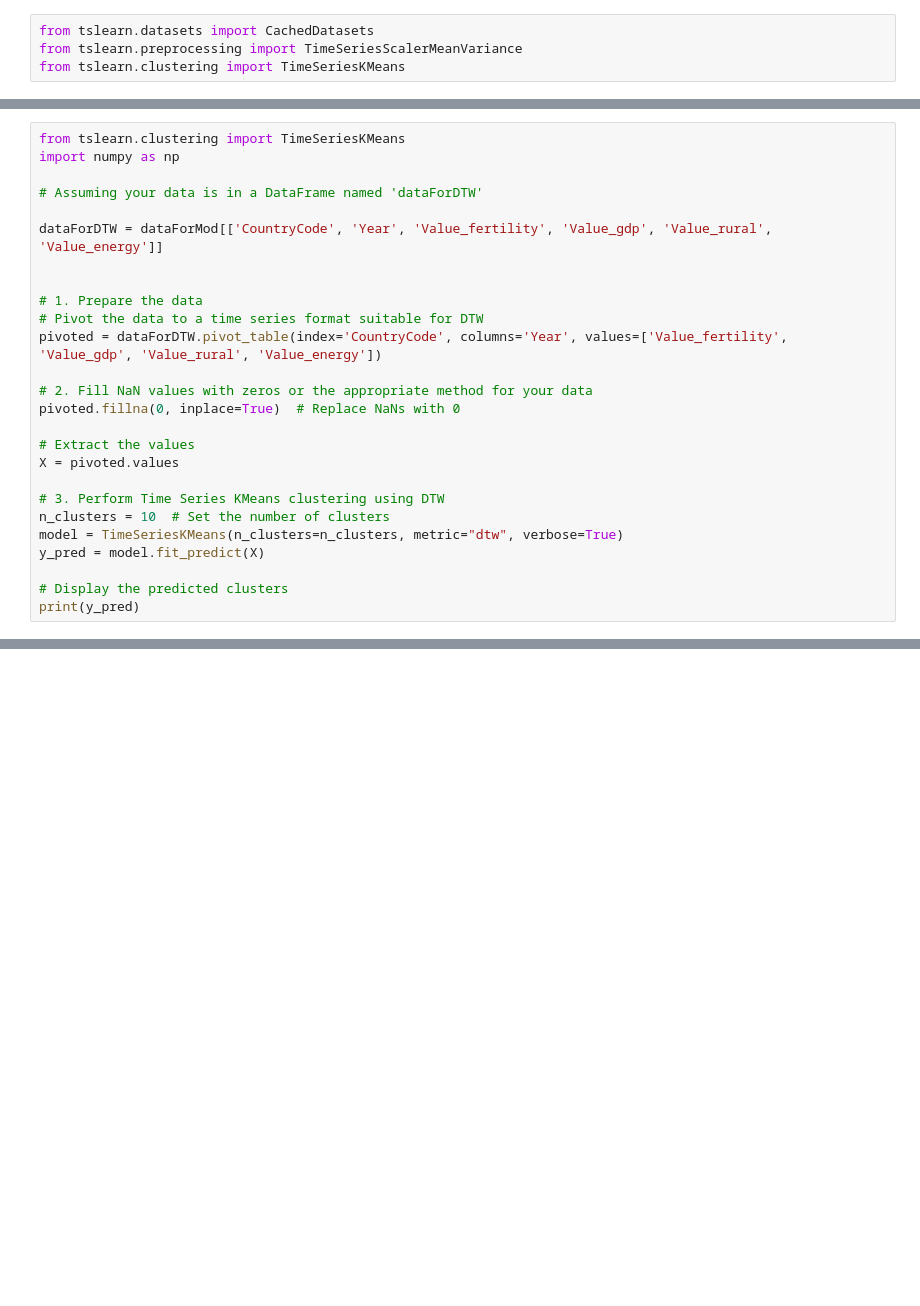
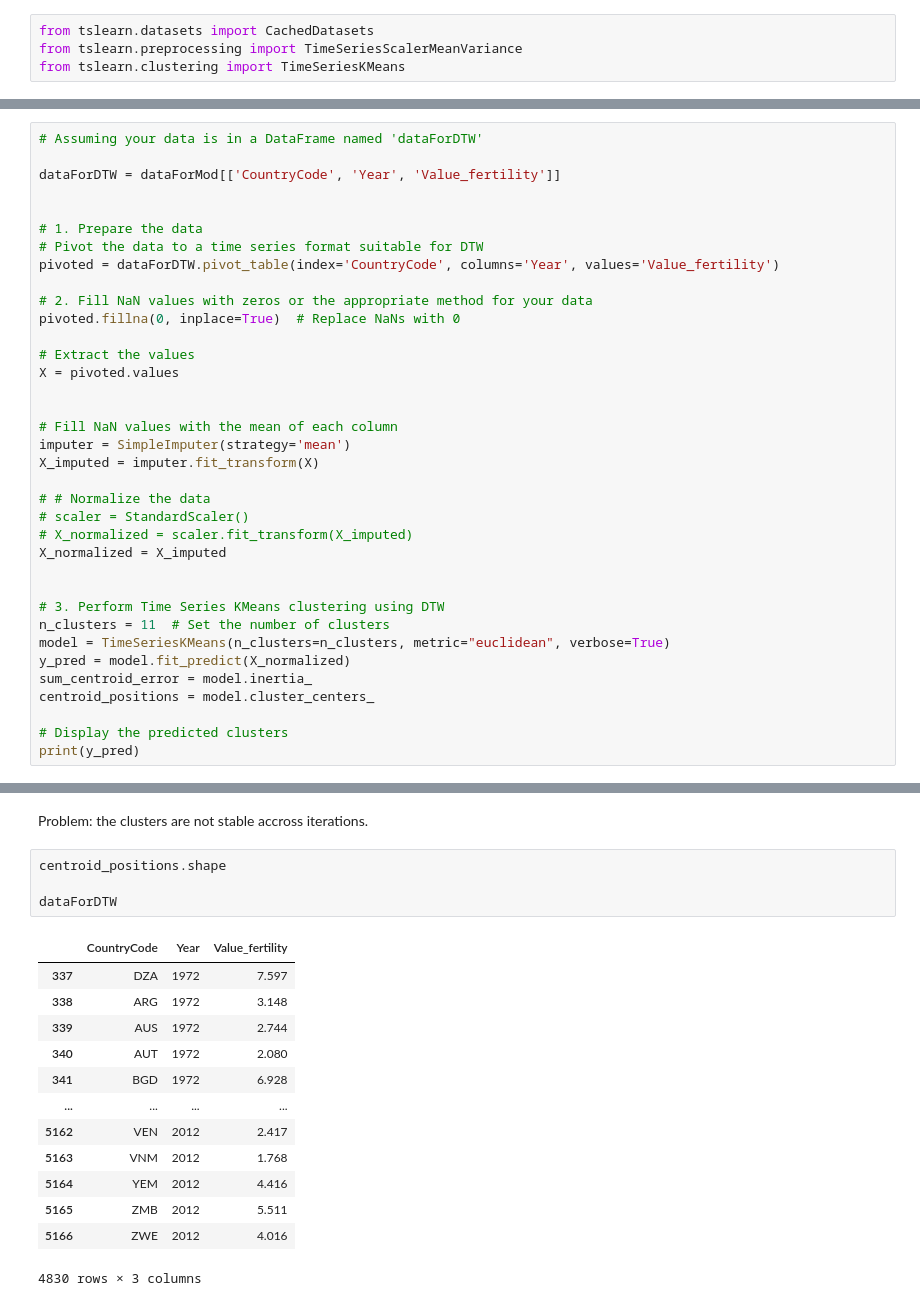
Before and after one commit to marianambc/PythonExercises, a Jupyter notebook: Project_2.ipynb, the cells around one changed output, grey strips where cells are left out. Drawn from its saved outputs; the diff is of its cells as text; blank space fills up the shorter version.

```diff
--- a/Project_2.ipynb
+++ b/Project_2.ipynb
@@ -652,17 +584,14 @@ Resumed because of empty cluster
 Resumed because of empty cluster
 ... (7 outputs left out)
 # %%
-from tslearn.clustering import TimeSeriesKMeans
-import numpy as np
-
 # Assuming your data is in a DataFrame named 'dataForDTW'
 
-dataForDTW = dataForMod[['CountryCode', 'Year', 'Value_fertility', 'Value_gdp', 'Value_rural', 'Value_energy']]
+dataForDTW = dataForMod[['CountryCode', 'Year', 'Value_fertility']]
 
 
 # 1. Prepare the data
 # Pivot the data to a time series format suitable for DTW
-pivoted = dataForDTW.pivot_table(index='CountryCode', columns='Year', values=['Value_fertility', 'Value_gdp', 'Value_rural', 'Value_energy'])
+pivoted = dataForDTW.pivot_table(index='CountryCode', columns='Year', values='Value_fertility')
 
 # 2. Fill NaN values with zeros or the appropriate method for your data
 pivoted.fillna(0, inplace=True)  # Replace NaNs with 0
@@ -670,10 +599,23 @@ pivoted.fillna(0, inplace=True)  # Replace NaNs with 0
 # Extract the values
 X = pivoted.values
 
+
+# Fill NaN values with the mean of each column
+imputer = SimpleImputer(strategy='mean')
+X_imputed = imputer.fit_transform(X)
+
+# # Normalize the data
+# scaler = StandardScaler()
+# X_normalized = scaler.fit_transform(X_imputed)
+X_normalized = X_imputed
+
+
 # 3. Perform Time Series KMeans clustering using DTW
-n_clusters = 10  # Set the number of clusters
-model = TimeSeriesKMeans(n_clusters=n_clusters, metric="dtw", verbose=True)
-y_pred = model.fit_predict(X)
+n_clusters = 11  # Set the number of clusters
+model = TimeSeriesKMeans(n_clusters=n_clusters, metric="euclidean", verbose=True)
+y_pred = model.fit_predict(X_normalized)
+sum_centroid_error = model.inertia_
+centroid_positions = model.cluster_centers_
 
 # Display the predicted clusters
 print(y_pred)
@@ -717,0 +631,20 @@ print(y_pred)
+# %% [markdown]
+Problem: the clusters are not stable accross iterations.
+# %%
+centroid_positions.shape
+
+dataForDTW
+# %% [output]
+|  | CountryCode | Year | Value_fertility |
+| 337 | DZA | 1972 | 7.597 |
+| 338 | ARG | 1972 | 3.148 |
+| 339 | AUS | 1972 | 2.744 |
+| 340 | AUT | 1972 | 2.080 |
+| 341 | BGD | 1972 | 6.928 |
+| ... | ... | ... | ... |
+| 5162 | VEN | 2012 | 2.417 |
+| 5163 | VNM | 2012 | 1.768 |
+| 5164 | YEM | 2012 | 4.416 |
+| 5165 | ZMB | 2012 | 5.511 |
+| 5166 | ZWE | 2012 | 4.016 |
+4830 rows × 3 columns
```
Also changed, not shown: parts of 41 cells of this notebook.
